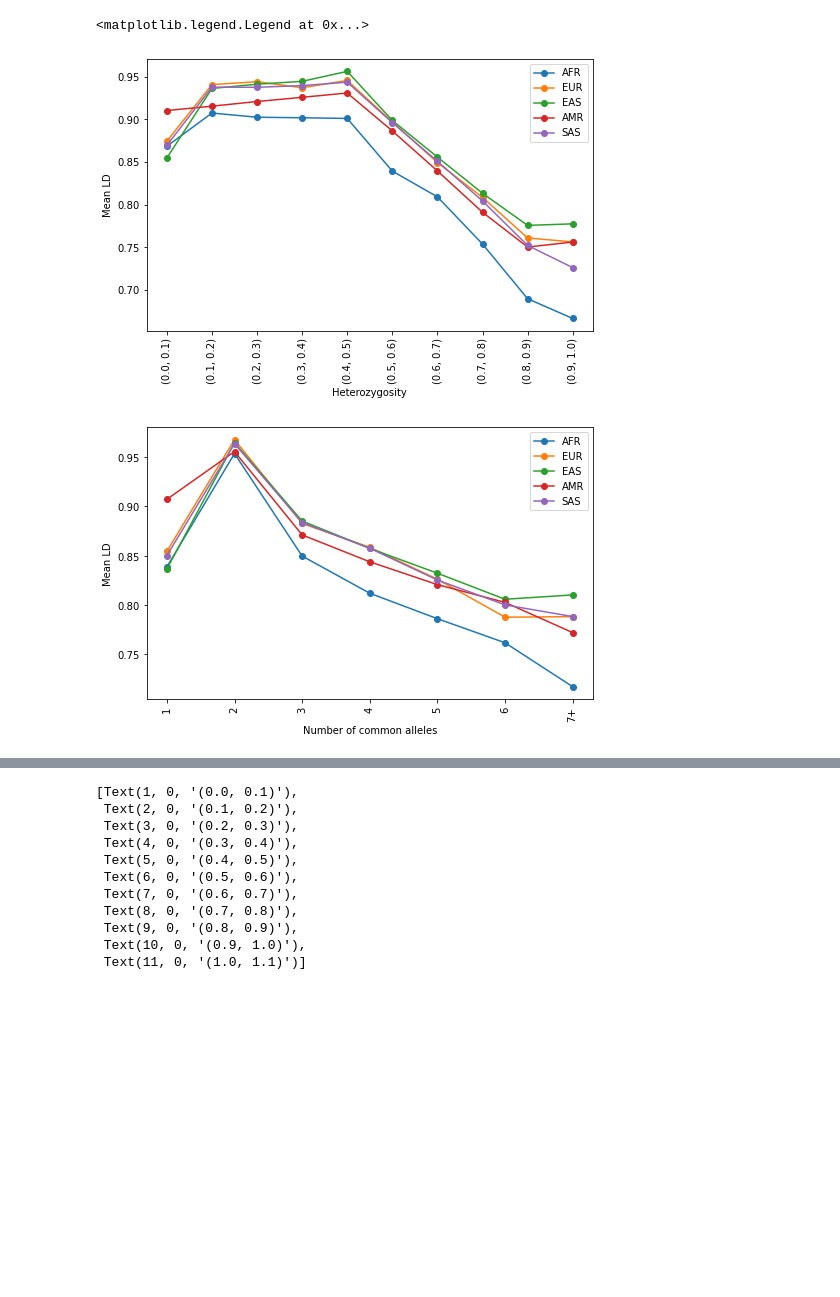
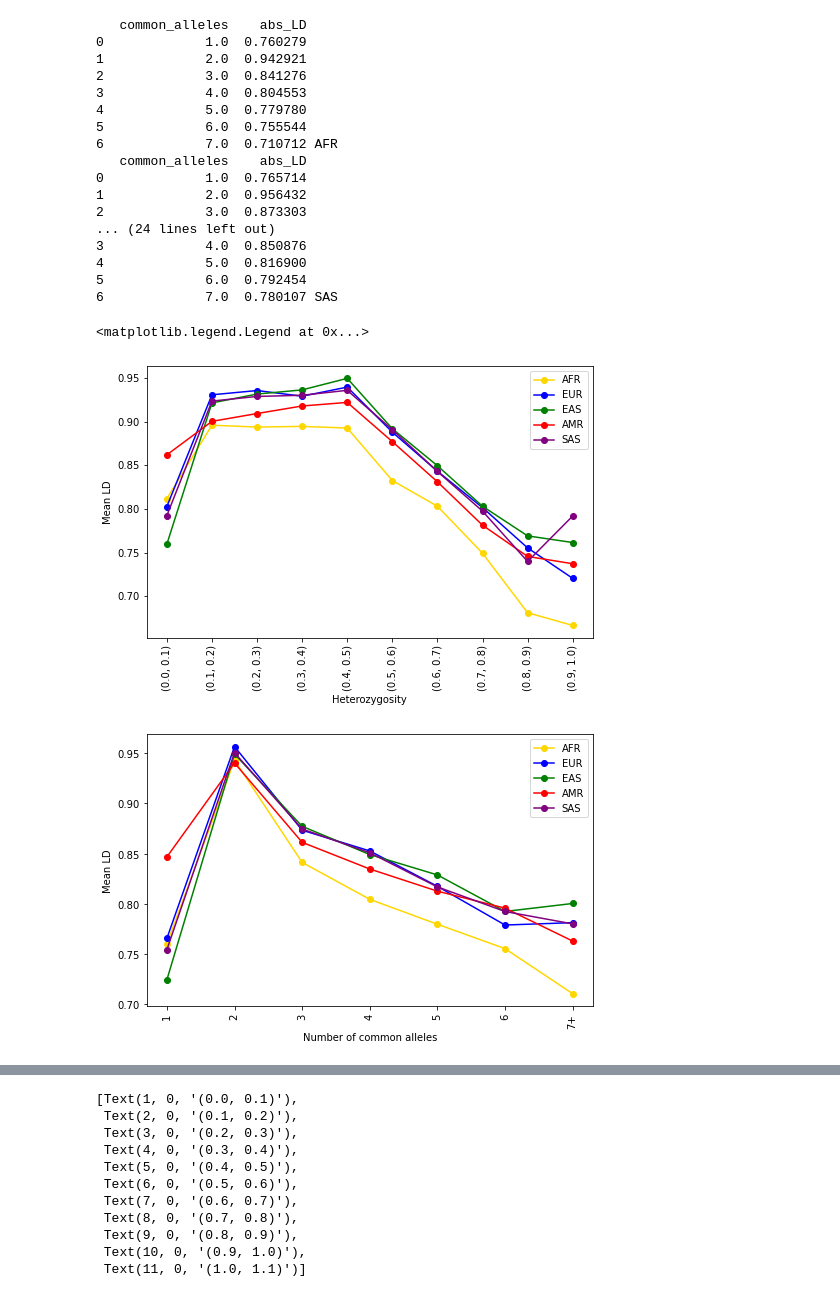
Before and after one commit to gymreklab/1000Genomes-TR-Analysis, a Jupyter notebook: phasing/tagging/tag_analysis.ipynb, the cells around one changed output, grey strips where cells are left out. Drawn from its saved outputs; the diff is of its cells as text; code cells hidden in the pictures; blank space fills up the shorter version.

```diff
--- a/phasing/tagging/tag_analysis.ipynb
+++ b/phasing/tagging/tag_analysis.ipynb
@@ -11,12 +11,20 @@ tag_dict = {}
 for pop in pops:
     tags = pd.DataFrame(columns = ['chrom', 'str_pos', 'snp_pos', 'LD'])
     for i in range(10):
-        df = pd.read_csv(f"files/chr21_{i}_{pop}_tag_info_corrected.txt", sep = "\t", header = None)
+        df = pd.read_csv(f"files/chr21_{i}_{pop}_tag_info.txt", sep = "\t", header = None)
         df.columns = ['chrom', 'str_pos', 'snp_pos', 'LD']
         tags = pd.concat([tags,df])
     tags['abs_LD'] = tags['LD'].abs()
     tag_dict[pop] = tags
 # %%
+popcolors = {}
+popcolors["AFR"] = "gold"
+popcolors["AMR"] = "red"
+popcolors["EAS"] = "green"
+popcolors["EUR"] = "blue"
+popcolors["SAS"] = "purple"
+
+
 def common_alleles(afreqs):
     if afreqs == ".":
         return np.nan
@@ -69,6 +77,7 @@ for i in range(len(pops)):
     plus_7 = np.mean(stats_tags[stats_tags['common_alleles'] > 6]['abs_LD'])
     stats_tags_grouped = stats_tags_grouped[stats_tags_grouped['common_alleles'] < 7]
     stats_tags_grouped.loc[len(stats_tags_grouped.index)] = [7, plus_7]
+    #print(stats_tags_grouped, pop)
     het_dict = {}
     for i in range(10):
         het_dict[i] = []
@@ -85,36 +94,54 @@ for i in range(len(pops)):
         minor_allele_dict[i] = []
 
     for index,row in stats_tags.iterrows():
         if ~np.isnan(row['minor_allele']):
             minor_allele_dict[min(int(row['minor_allele'] * 10),4)].append(row['abs_LD'])
 
     for key in minor_allele_dict:
         minor_allele_dict[key] = np.nanmean(minor_allele_dict[key])
 
 
-    ax.plot(het_dict.keys(), het_dict.values(), marker= "o", label = pop)
-    ax2.plot(stats_tags_grouped.common_alleles, stats_tags_grouped.abs_LD, marker= "o", label = pop)
-    ax3.plot(minor_allele_dict.keys(), minor_allele_dict.values(), marker= "o", label = pop)
+    ax.plot(het_dict.keys(), het_dict.values(), marker= "o", label = pop,  color = popcolors[pop])
+    ax2.plot(stats_tags_grouped.common_alleles, stats_tags_grouped.abs_LD,
+             marker= "o", label = pop,  color = popcolors[pop])
+    ax3.plot(minor_allele_dict.keys(), minor_allele_dict.values(), marker= "o", label = pop,  color = popcolors[pop])
 
 ax.xaxis.set_ticks(np.arange(0, 10, 1))
 ax.set_xticklabels(keys,rotation='vertical')
 ax.set_ylabel("Mean LD")
 ax.set_xlabel("Heterozygosity")
 ax.legend(loc="upper right")
 
 ax2.xaxis.set_ticks(np.arange(1, 8, 1))
 ax2.set_xticklabels([str(x) for x in np.arange(1, 7, 1)] + ["7+"] ,rotation='vertical')
 ax2.set_ylabel("Mean LD")
 ax2.set_xlabel("Number of common alleles")
 ax2.legend(loc="upper right")
 fig2.savefig("pdfs/common_allele_vs_LD.pdf", dpi=1200)
 
 ax3.xaxis.set_ticks(np.arange(0, 5, 1))
 ax3.set_xticklabels(ma_keys,rotation='vertical')
 ax3.set_ylabel("Mean LD")
 ax3.set_xlabel("Minor allele frequency")
 ax3.legend(loc="upper right")
 # %% [output]
-<matplotlib.legend.Legend at 0x...>
+   common_alleles    abs_LD
+0             1.0  0.760279
+1             2.0  0.942921
+2             3.0  0.841276
+3             4.0  0.804553
+4             5.0  0.779780
+5             6.0  0.755544
+6             7.0  0.710712 AFR
+   common_alleles    abs_LD
+0             1.0  0.765714
+1             2.0  0.956432
+2             3.0  0.873303
+... (24 lines left out)
+3             4.0  0.850876
+4             5.0  0.816900
+5             6.0  0.792454
+6             7.0  0.780107 SAS
+<matplotlib.legend.Legend at 0x...>
-[figure, old version]
+[figure, new version]
-[figure, old version]
+[figure, new version]
```
Also changed, not shown: parts of 3 cells of this notebook, 14 other files.
